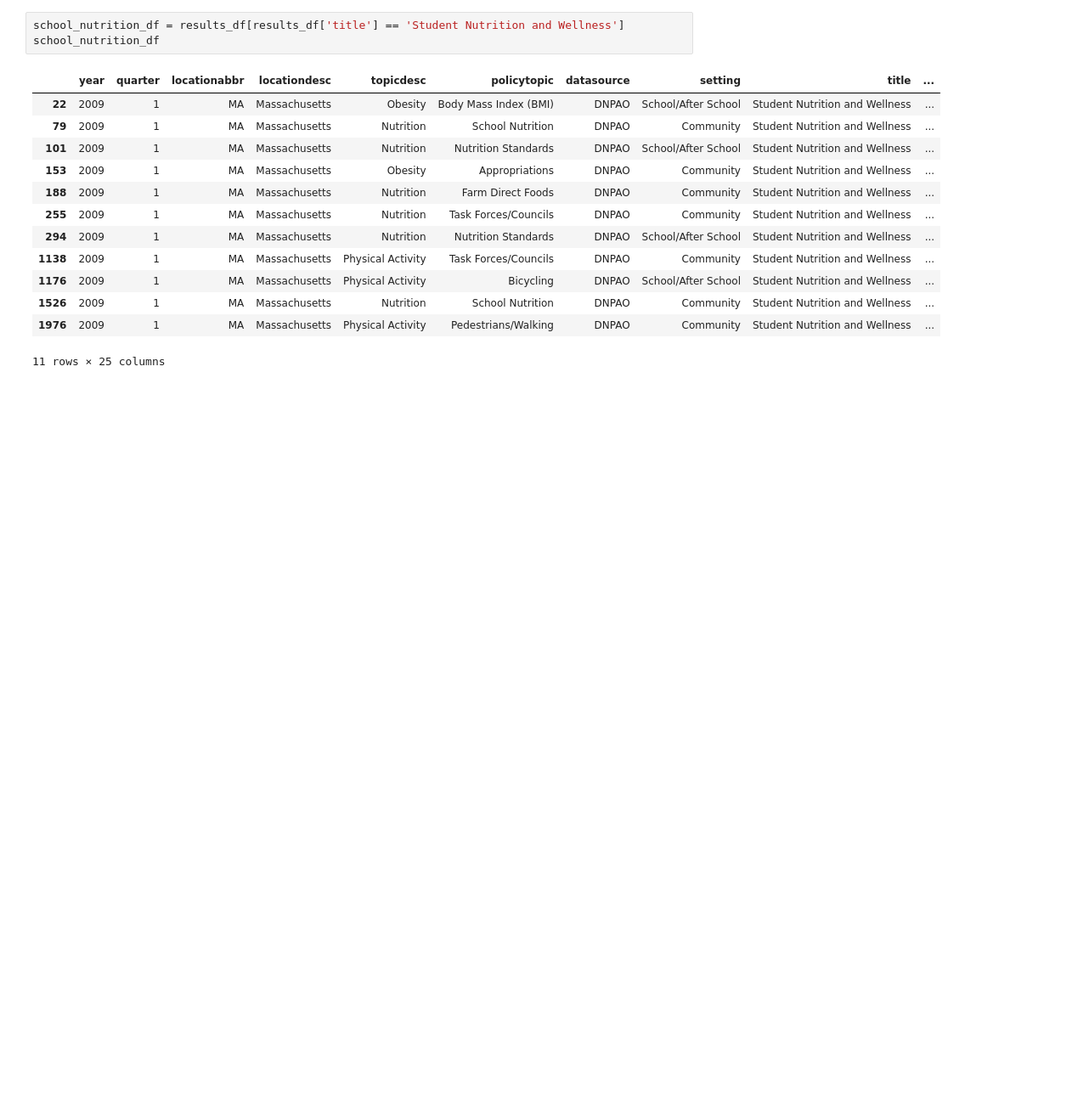
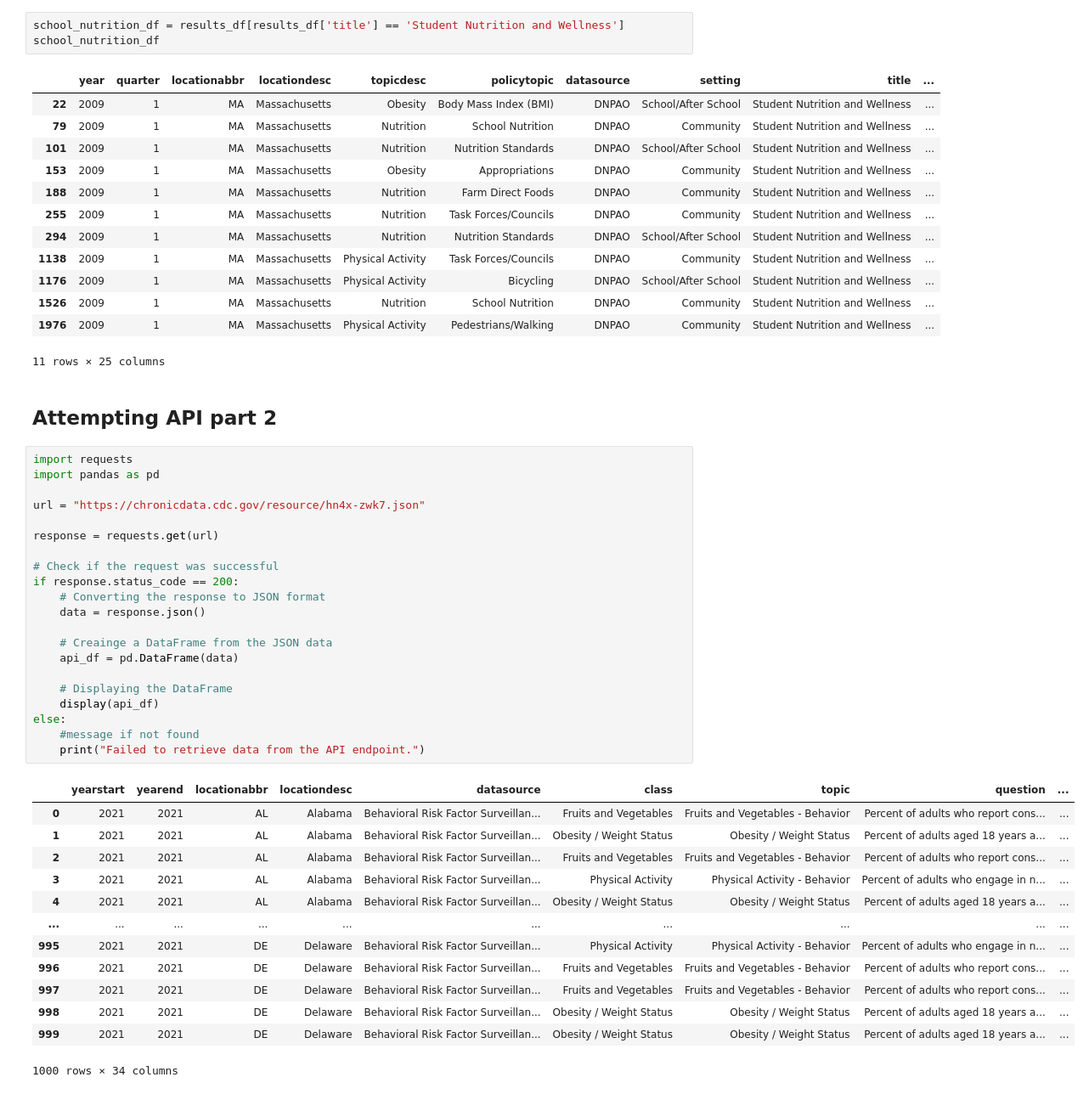
Before and after one commit to HardoModo/Dev10-Capstone, a Jupyter notebook: Janeel/Food_nutrient_2.ipynb, the cells around one changed output. Shown at 85% size. Drawn from its saved outputs; the diff is of its cells as text; blank space fills up the shorter version.

```diff
--- a/Janeel/Food_nutrient.ipynb
+++ b/Janeel/Food_nutrient_2.ipynb
@@ -942,3 +946,40 @@ school_nutrition_df
 | 1526 | 2009 | 1 | MA | Massachusetts | Nutrition | School Nutrition | DNPAO | Community | Student Nutrition and Wellness | ... |
 | 1976 | 2009 | 1 | MA | Massachusetts | Physical Activity | Pedestrians/Walking | DNPAO | Community | Student Nutrition and Wellness | ... |
 11 rows × 25 columns
+# %% [markdown]
+## Attempting API part 2
+# %%
+import requests
+import pandas as pd
+
+url = "https://chronicdata.cdc.gov/resource/hn4x-zwk7.json"
+
+response = requests.get(url)
+
+# Check if the request was successful
+if response.status_code == 200:
+    # Converting the response to JSON format
+    data = response.json()
+
+    # Creainge a DataFrame from the JSON data
+    api_df = pd.DataFrame(data)
+
+    # Displaying the DataFrame
+    display(api_df)
+else:
+    #message if not found
+    print("Failed to retrieve data from the API endpoint.")
+# %% [output]
+|  | yearstart | yearend | locationabbr | locationdesc | datasource | class | topic | question | ... |
+| 0 | 2021 | 2021 | AL | Alabama | Behavioral Risk Factor Surveillan... | Fruits and Vegetables | Fruits and Vegetables - Behavior | Percent of adults who report cons... | ... |
+| 1 | 2021 | 2021 | AL | Alabama | Behavioral Risk Factor Surveillan... | Obesity / Weight Status | Obesity / Weight Status | Percent of adults aged 18 years a... | ... |
+| 2 | 2021 | 2021 | AL | Alabama | Behavioral Risk Factor Surveillan... | Fruits and Vegetables | Fruits and Vegetables - Behavior | Percent of adults who report cons... | ... |
+| 3 | 2021 | 2021 | AL | Alabama | Behavioral Risk Factor Surveillan... | Physical Activity | Physical Activity - Behavior | Percent of adults who engage in n... | ... |
+| 4 | 2021 | 2021 | AL | Alabama | Behavioral Risk Factor Surveillan... | Obesity / Weight Status | Obesity / Weight Status | Percent of adults aged 18 years a... | ... |
+| ... | ... | ... | ... | ... | ... | ... | ... | ... | ... |
+| 995 | 2021 | 2021 | DE | Delaware | Behavioral Risk Factor Surveillan... | Physical Activity | Physical Activity - Behavior | Percent of adults who engage in n... | ... |
+| 996 | 2021 | 2021 | DE | Delaware | Behavioral Risk Factor Surveillan... | Fruits and Vegetables | Fruits and Vegetables - Behavior | Percent of adults who report cons... | ... |
+| 997 | 2021 | 2021 | DE | Delaware | Behavioral Risk Factor Surveillan... | Fruits and Vegetables | Fruits and Vegetables - Behavior | Percent of adults who report cons... | ... |
+| 998 | 2021 | 2021 | DE | Delaware | Behavioral Risk Factor Surveillan... | Obesity / Weight Status | Obesity / Weight Status | Percent of adults aged 18 years a... | ... |
+| 999 | 2021 | 2021 | DE | Delaware | Behavioral Risk Factor Surveillan... | Obesity / Weight Status | Obesity / Weight Status | Percent of adults aged 18 years a... | ... |
+1000 rows × 34 columns
```
Also changed, not shown: parts of 12 cells of this notebook.
